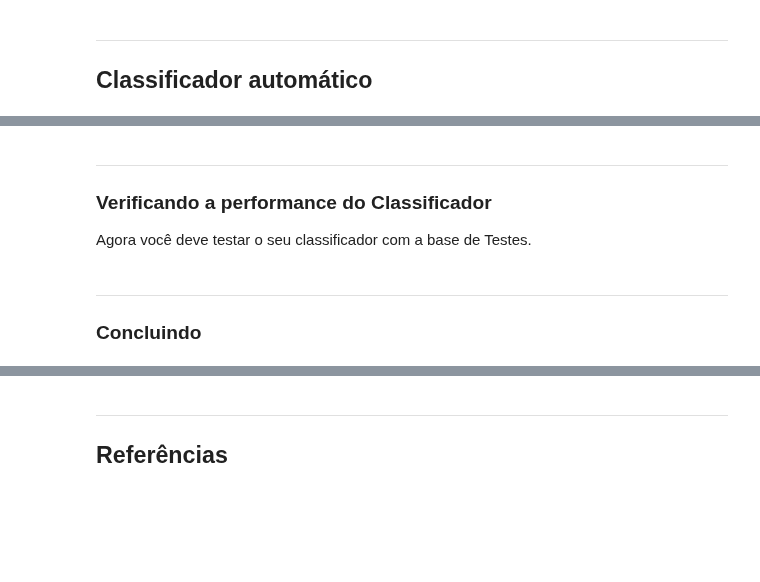
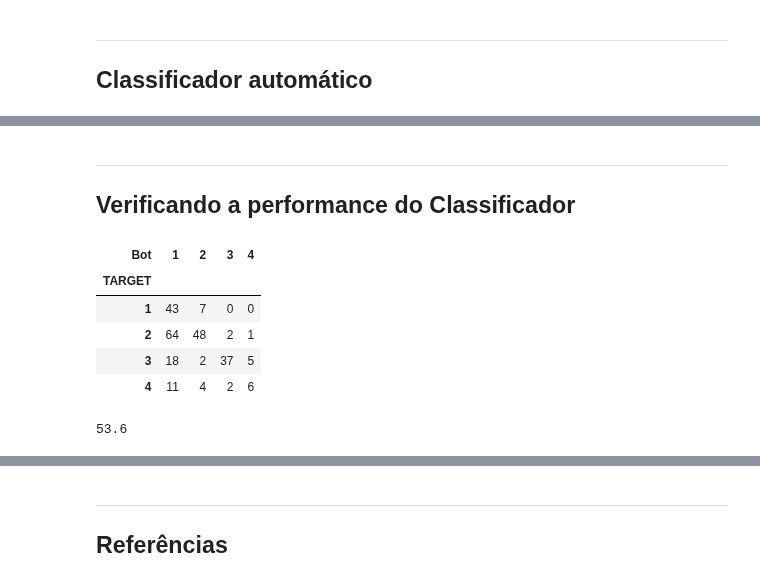
Before and after one commit to EnzoSilva14/Amazon_Review_Classifier, a Jupyter notebook: Projeto1 Template.ipynb, the cells around one changed output, grey strips where cells are left out. Saved outputs shown, nothing was run; the diff lists cells and outputs as text; code cells hidden in the pictures; blank space fills up the shorter version.

```diff
--- a/Projeto1 Template.ipynb
+++ b/Projeto1 Template.ipynb
@@ -197,8 +256,60 @@ roda_tudo(Grupo2)
+# %%
+def classificador_de_frases(data):
+
+    resultado = []
+
+    for frase in data.Mensagem:
+
+        frase = run2(frase) # Aplica a função run2 que limpa a frase
+
+        aux = []
+        probFrase_dado_G1 = 1
+        probFrase_dado_G2 = 1
+        probFrase_dado_G3 = 1
+        probFrase_dado_G4 = 1
+
+        #Calculamos a probabilidade posteriori de cada frase para cada target
+        probFrase_dado_G1 = calcula_prob(frase,tabela_absoluta_Grupo1,tabela_train_sem_repetir , probG1)
+        probFrase_dado_G2 = calcula_prob(frase, tabela_absoluta_Grupo2,tabela_train_sem_repetir, probG2)
+        probFrase_dado_G3 = calcula_prob(frase, tabela_absoluta_Grupo3, tabela_train_sem_repetir, probG3)
+        probFrase_dado_G4 = calcula_prob(frase, tabela_absoluta_Grupo4,tabela_train_sem_repetir,  probG4)
+
+        #Verificamos o maior termo e adicionamos seu respectivo valor semântico na lista
+        aux.append(probFrase_dado_G1)
+        aux.append(probFrase_dado_G2)
+        aux.append(probFrase_dado_G3)
+        aux.append(probFrase_dado_G4)
+        aux = sorted(aux, reverse=True)
+
+        if aux[0] == probFrase_dado_G1:
+            resultado.append(1)
+        elif aux[0] == probFrase_dado_G3:
+            resultado.append(3)
+        elif aux[0] == probFrase_dado_G2:
+            resultado.append(2)
+        else:
+            resultado.append(4)
+
+
+    return resultado
 # %% [markdown]
 ___
-### Verificando a performance do Classificador
-
-Agora você deve testar o seu classificador com a base de Testes.
+## Verificando a performance do Classificador
-# %% [markdown]
-___
-### Concluindo
+# %%
+lista_teste = classificador_de_frases(test)
+# %%
+test['Bot'] = lista_teste
+verificacao = (pd.crosstab(test.TARGET, test.Bot).round(4))
+verificacao
+# %% [output]
+| Bot | 1 | 2 | 3 | 4 |
+| TARGET |  |  |  |  |
+| 1 | 43 | 7 | 0 | 0 |
+| 2 | 64 | 48 | 2 | 1 |
+| 3 | 18 | 2 | 37 | 5 |
+| 4 | 11 | 4 | 2 | 6 |
+# %%
+accuracy = (verificacao[1][1] + verificacao[2][2]+ verificacao[3][3] + verificacao[4][4])/2.5
+accuracy
+# %% [output]
+53.6
```
Also changed, not shown: parts of 57 cells of this notebook.
